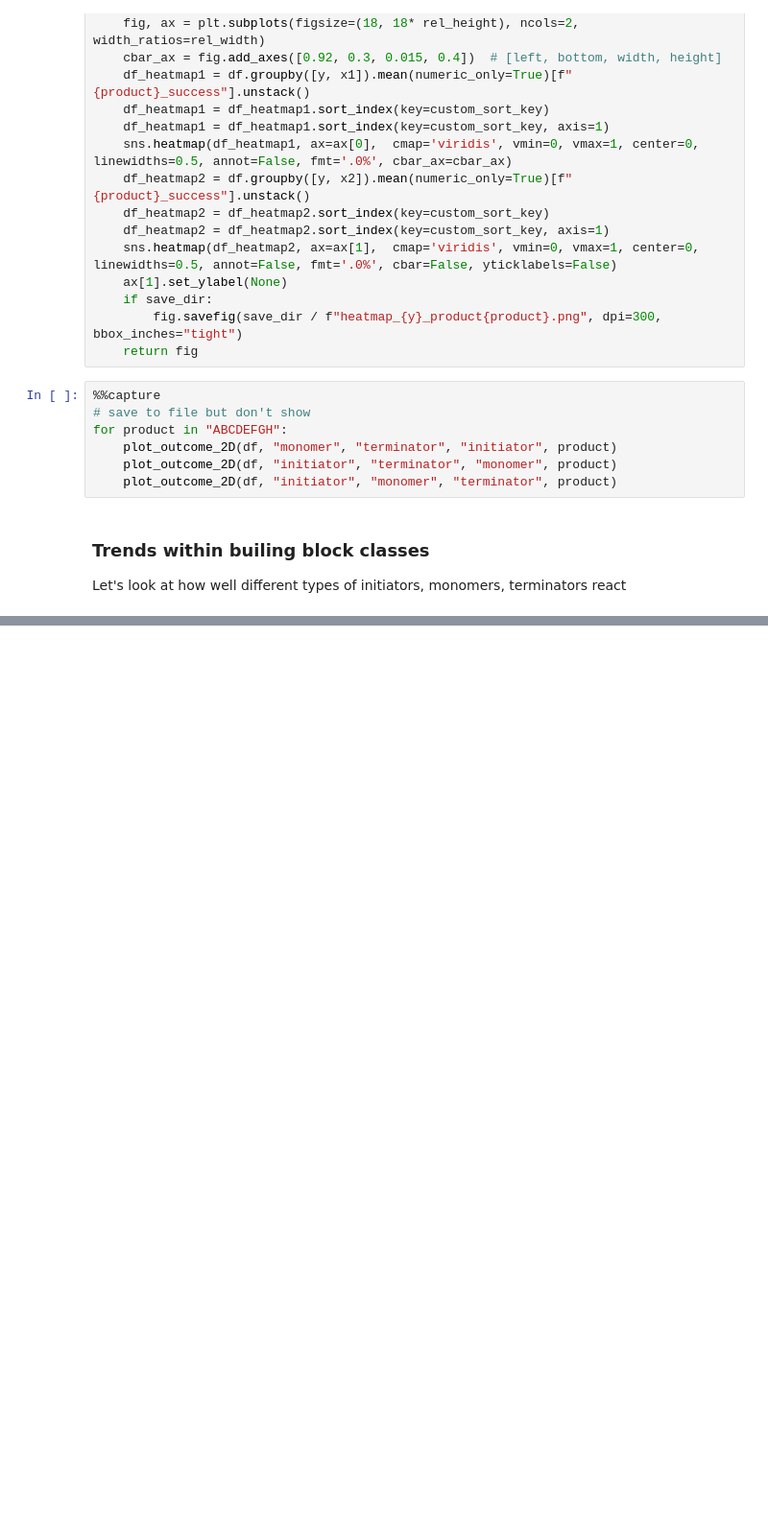
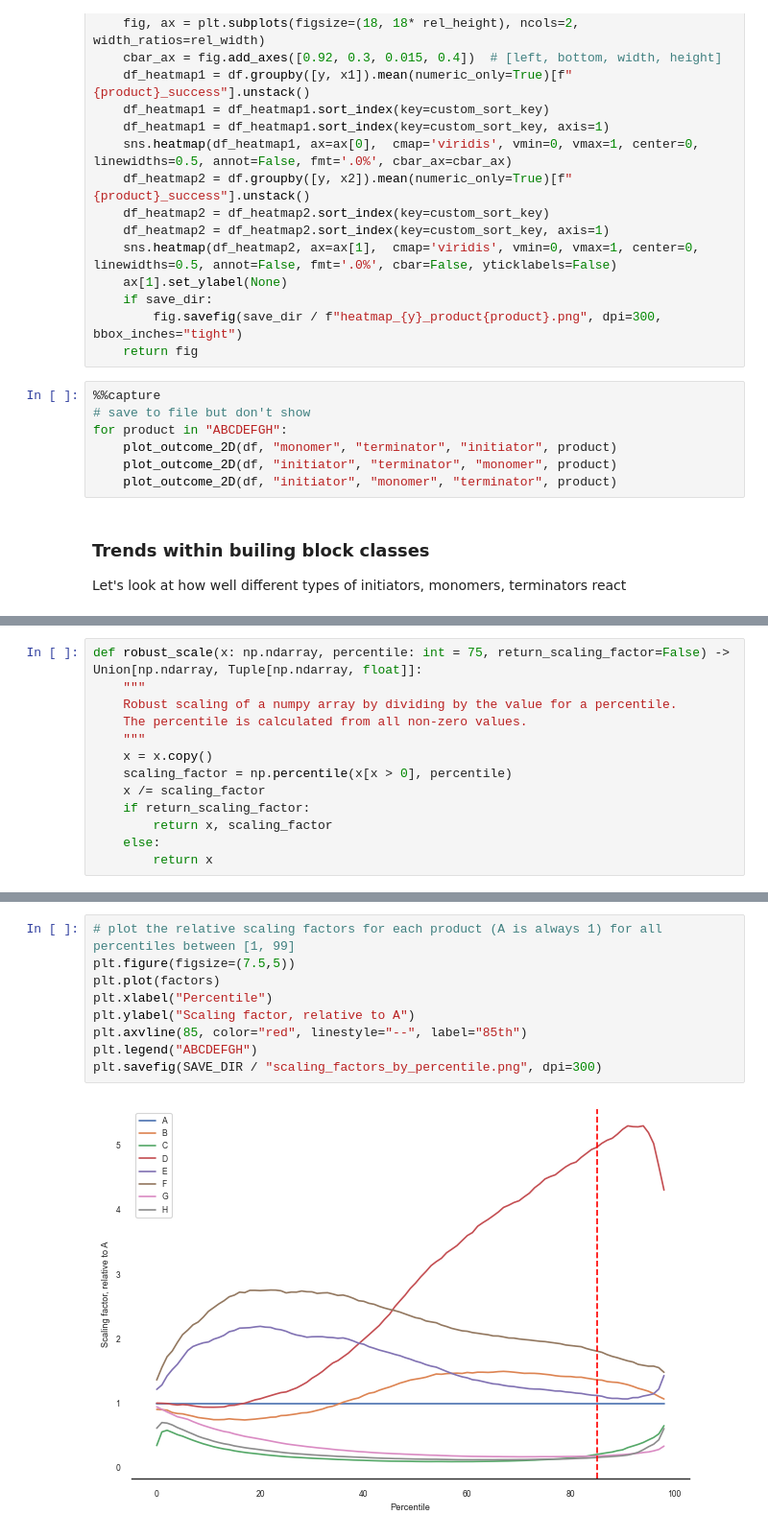
Before and after one commit to jugoetz/library-generation, a Jupyter notebook: notebooks/data_analysis/exploratory_data_analysis.ipynb, the cells around one changed output, grey strips where cells are left out. Shown at 96% size. Cells and saved outputs as stored; diff of their text form; blank space fills up the shorter version.

```diff
--- a/notebooks/data_analysis/exploratory_data_analysis.ipynb
+++ b/notebooks/data_analysis/exploratory_data_analysis.ipynb
@@ -758,0 +720,13 @@ Success rate for TerABT: 69.3% (12217/17629)
+# %%
+def robust_scale(x: np.ndarray, percentile: int = 75, return_scaling_factor=False) -> Union[np.ndarray, Tuple[np.ndarray, float]]:
+    """
+    Robust scaling of a numpy array by dividing by the value for a percentile.
+    The percentile is calculated from all non-zero values.
+    """
+    x = x.copy()
+    scaling_factor = np.percentile(x[x > 0], percentile)
+    x /= scaling_factor
+    if return_scaling_factor:
+        return x, scaling_factor
+    else:
+        return x
@@ -758,0 +744,11 @@ Success rate for TerABT: 69.3% (12217/17629)
+# %%
+# plot the relative scaling factors for each product (A is always 1) for all percentiles between [1, 99]
+plt.figure(figsize=(7.5,5))
+plt.plot(factors)
+plt.xlabel("Percentile")
+plt.ylabel("Scaling factor, relative to A")
+plt.axvline(85, color="red", linestyle="--", label="85th")
+plt.legend("ABCDEFGH")
+plt.savefig(SAVE_DIR / "scaling_factors_by_percentile.png", dpi=300)
+# %% [output]
+[figure, added]
```
Also changed, not shown: parts of 32 cells of this notebook.
